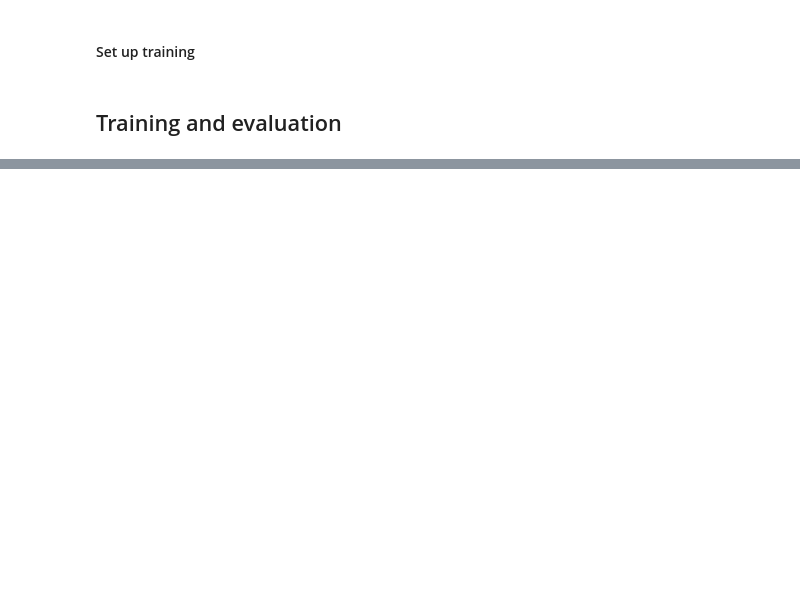
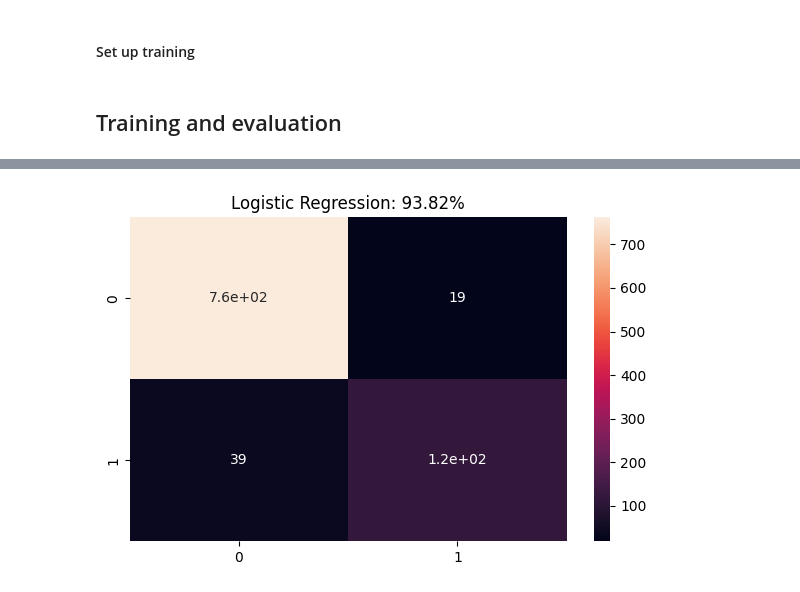
Before and after one commit to Juskocode/SupervisedLearning-AsteroidsClassifier, a Jupyter notebook: SupervisedLearning_AsteroidsClassifier.ipynb, the cells around one changed output, grey strips where cells are left out. Drawn from its saved outputs; the diff is of its cells as text; code cells hidden in the pictures; blank space fills up the shorter version.

```diff
--- a/SupervisedLearning_AsteroidsClassifier.ipynb
+++ b/SupervisedLearning_AsteroidsClassifier.ipynb
@@ -425,0 +659,18 @@ weighted avg       0.92      0.92      0.92      1172
+# %%
+lgr = LogisticRegression(random_state=64, max_iter=max_iter_best_param, C = C_best_param)
+
+# Plot the training result for a single model
+fig, ax = plt.subplots(figsize=(6, 4))  # Create a single plot with a specified size
+
+# Choose the model and its name
+score, report = training(lgr, "Logistic Regression", ax)  # Train and plot the chosen model
+
+# Store the results
+scores = [score]
+reports = {"Logistic Regression": report}
+
+# Update layout and display the plot
+plt.tight_layout()
+plt.show()
+# %% [output]
+[figure, added]
```
Also changed, not shown: parts of 17 cells of this notebook.
